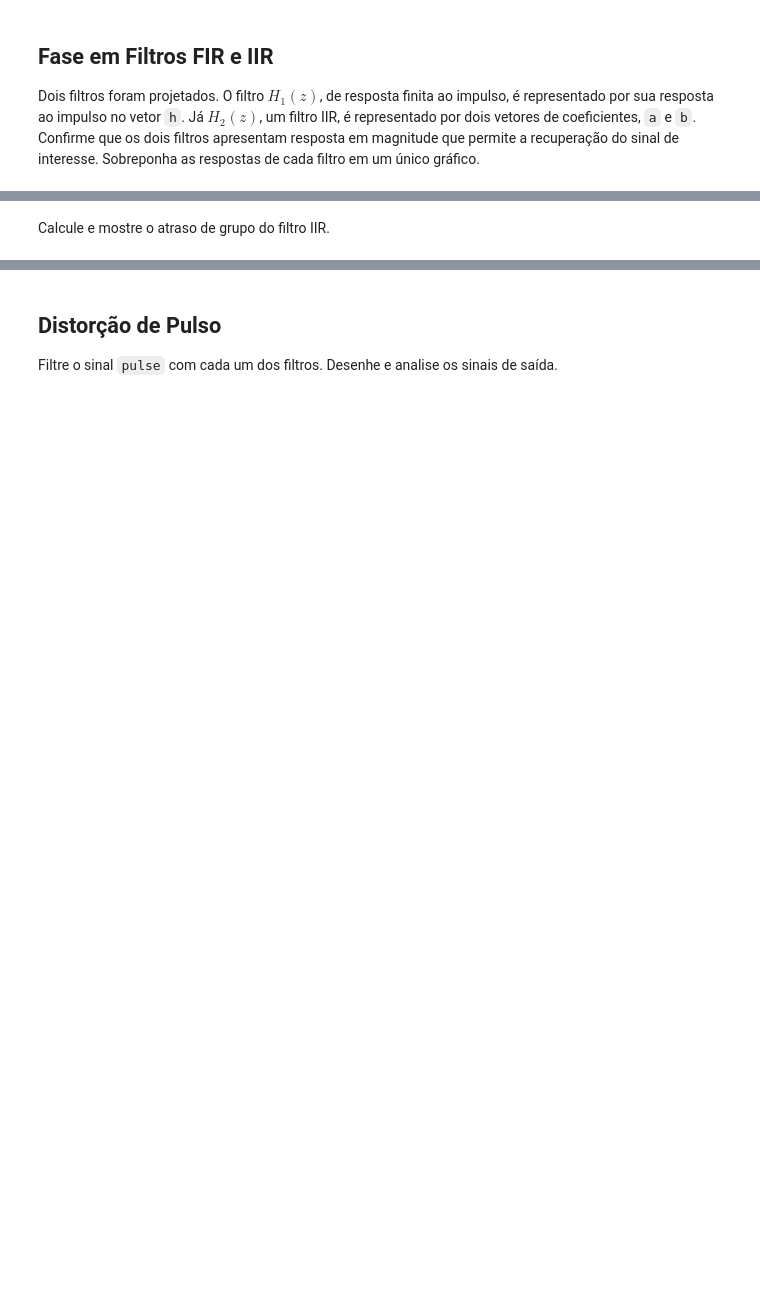
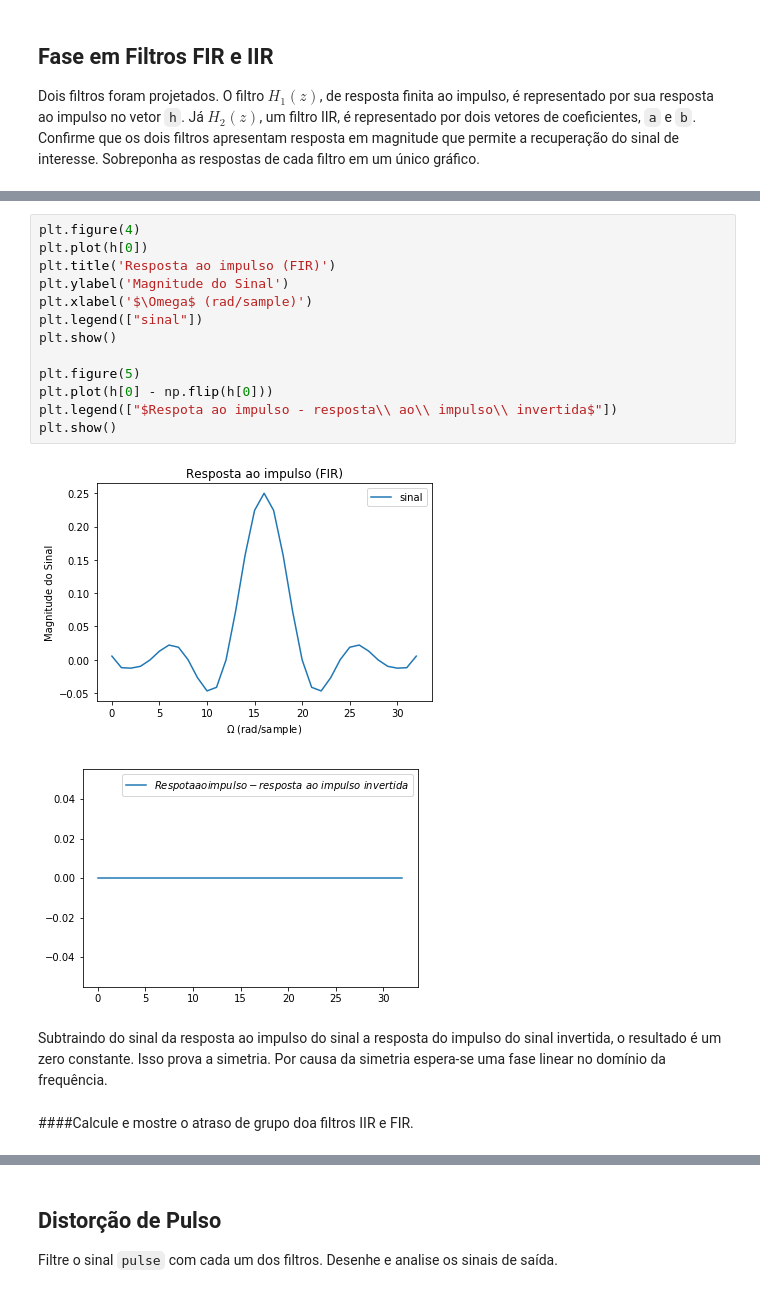
Before and after one commit to jhonatanlang/DSP2, a Jupyter notebook: Activity_6/Atividade_6_Fase.ipynb, the cells around one changed output, grey strips where cells are left out. Drawn from its saved outputs; the diff is of its cells as text; blank space fills up the shorter version.

```diff
--- a/Activity_6/Atividade_6_Fase.ipynb
+++ b/Activity_6/Atividade_6_Fase.ipynb
@@ -56,2 +94,20 @@ Observe a resposta ao impulso do filtro FIR. É simétrica? Que informação sob
+# %%
+plt.figure(4)
+plt.plot(h[0])
+plt.title('Resposta ao impulso (FIR)')
+plt.ylabel('Magnitude do Sinal')
+plt.xlabel('$\Omega$ (rad/sample)')
+plt.legend(["sinal"])
+plt.show()
+
+plt.figure(5)
+plt.plot(h[0] - np.flip(h[0]))
+plt.legend(["$Respota ao impulso - resposta\\ ao\\ impulso\\ invertida$"])
+plt.show()
+# %% [output]
+[figure, added]
+[figure, added]
+# %% [markdown]
+Subtraindo do sinal da resposta ao impulso do sinal a resposta do impulso do sinal invertida, o resultado é um zero constante. Isso prova a simetria. Por causa da simetria espera-se uma fase linear no domínio da frequência.
 # %% [markdown]
-Calcule e mostre o atraso de grupo do filtro IIR.
+####Calcule e mostre o atraso de grupo doa filtros IIR e FIR.
```
Also changed, not shown: parts of 20 cells of this notebook.
